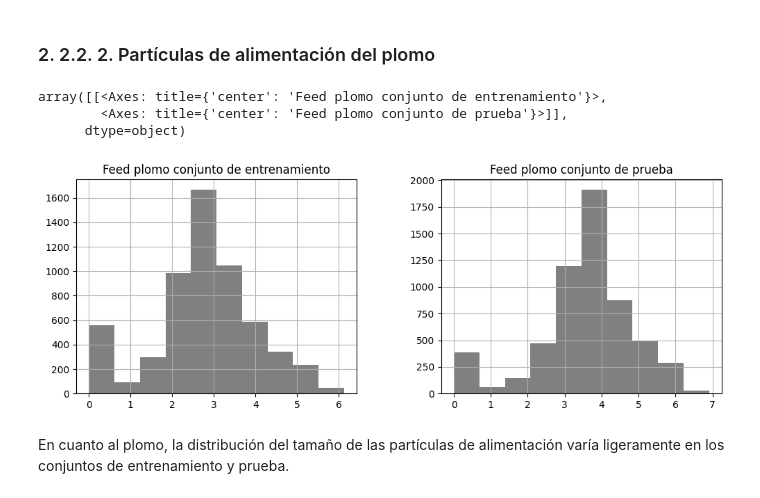
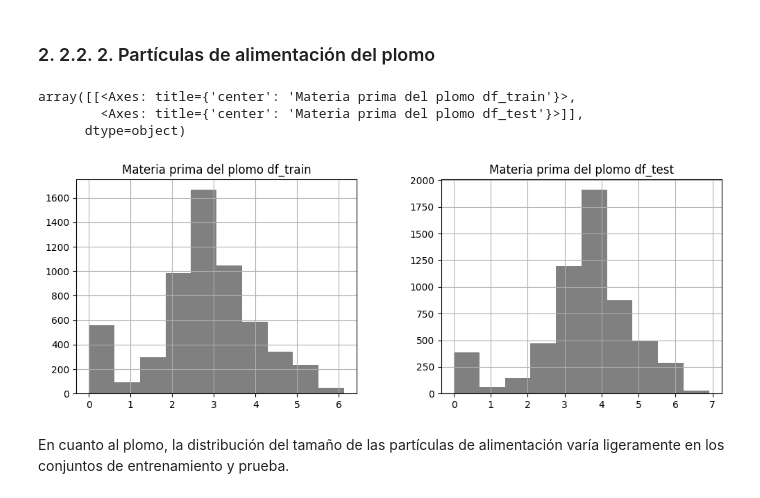
Before and after one commit to wh1tneyr/proyecto-tecnologico, a Jupyter notebook: gold.ipynb, the cells around one changed output. Saved outputs shown, nothing was run; the diff lists cells and outputs as text; code cells hidden in the pictures.

```diff
--- a/gold.ipynb
+++ b/gold.ipynb
@@ -440,20 +448,20 @@ En el caso del oro, se puede observar que las distribuciones del tamaño de las
 # %%
 #crear un dataframe con las partículas de alimentacion en conjunto de entrenamiento y prueba en plomo
 feed_pb_train_test = pd.DataFrame({
-    'Feed plomo conjunto de entrenamiento': df_train['rougher.input.feed_pb'],
-    'Feed plomo conjunto de prueba': df_test['rougher.input.feed_pb']
+    'Materia prima del plomo df_train': df_train['rougher.input.feed_pb'],
+    'Materia prima del plomo df_test': df_test['rougher.input.feed_pb']
 })
 
 #eliminar datos ausentes en el nuevo dataframe
 feed_pb_train_test = feed_pb_train_test.dropna()
 
 #crear un histograma del dataframe
 feed_pb_train_test.hist(color='gray', figsize= [12,4])
 # %% [output]
-array([[<Axes: title={'center': 'Feed plomo conjunto de entrenamiento'}>,
-        <Axes: title={'center': 'Feed plomo conjunto de prueba'}>]],
+array([[<Axes: title={'center': 'Materia prima del plomo df_train'}>,
+        <Axes: title={'center': 'Materia prima del plomo df_test'}>]],
       dtype=object)
-[figure, old version]
+[figure, new version]
 # %% [markdown]
 En cuanto al plomo, la distribución del tamaño de las partículas de alimentación varía ligeramente en los conjuntos de entrenamiento y prueba.
 # %% [markdown]
```
Also changed, not shown: parts of 10 cells of this notebook.
